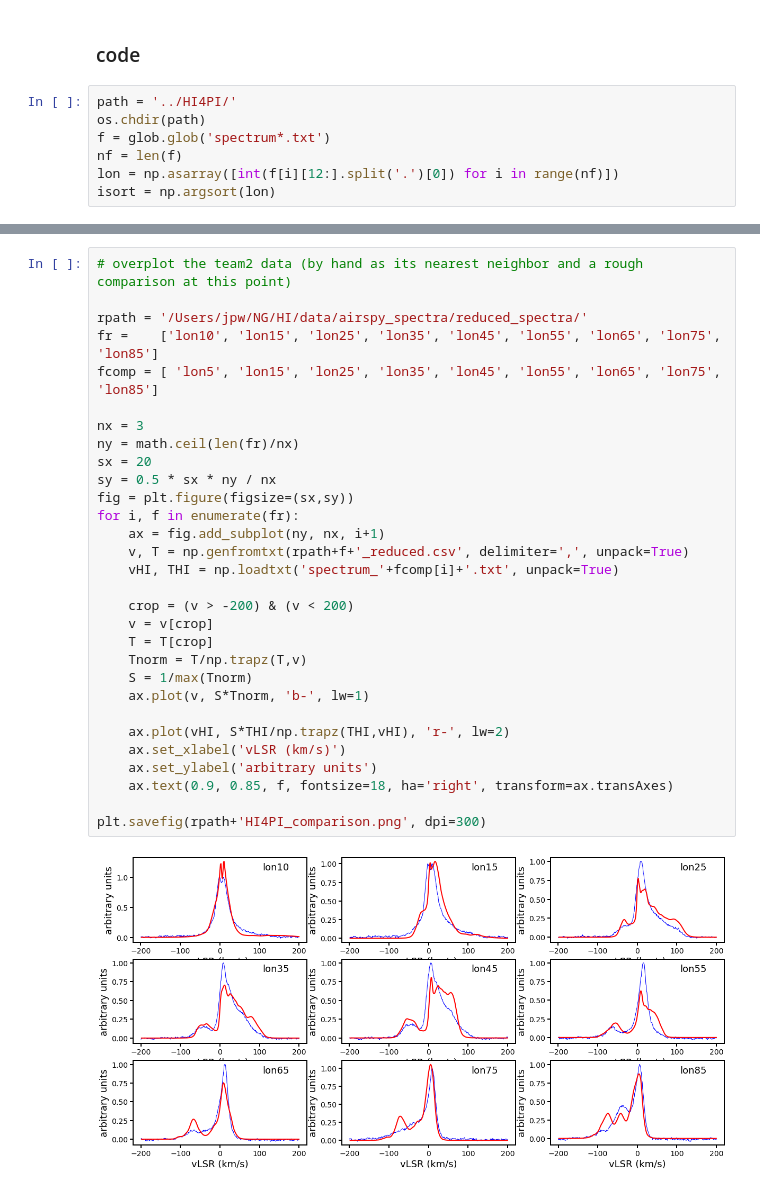
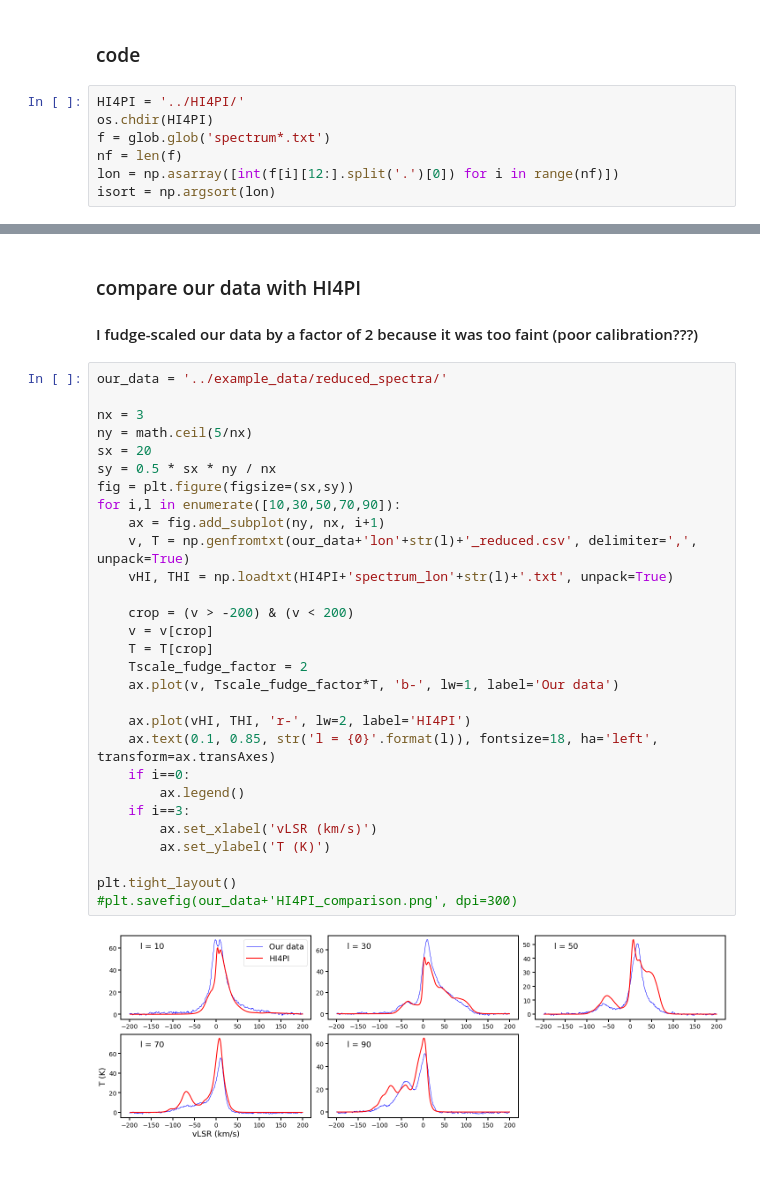
Before and after one commit to interstellarmedium/HI_telescope, a Jupyter notebook: notebooks/compare_HI4PI.ipynb, the cells around one changed output, grey strips where cells are left out. Drawn from its saved outputs; the diff is of its cells as text.

```diff
--- a/notebooks/compare_HI4PI.ipynb
+++ b/notebooks/compare_HI4PI.ipynb
@@ -12,8 +12,8 @@ import plot_params
 # %% [markdown]
 ### code
 # %%
-path = '../HI4PI/'
-os.chdir(path)
+HI4PI = '../HI4PI/'
+os.chdir(HI4PI)
 f = glob.glob('spectrum*.txt')
 nf = len(f)
 lon = np.asarray([int(f[i][12:].split('.')[0]) for i in range(nf)])
@@ -37,32 +37,34 @@ for i in range(nf):
+# %% [markdown]
+### compare our data with HI4PI
+#### I fudge-scaled our data by a factor of 2 because it was too faint (poor calibration???)
 # %%
-# overplot the team2 data (by hand as its nearest neighbor and a rough comparison at this point)
-
-rpath = '/Users/jpw/NG/HI/data/airspy_spectra/reduced_spectra/'
-fr =    ['lon10', 'lon15', 'lon25', 'lon35', 'lon45', 'lon55', 'lon65', 'lon75', 'lon85']
-fcomp = [ 'lon5', 'lon15', 'lon25', 'lon35', 'lon45', 'lon55', 'lon65', 'lon75', 'lon85']
+our_data = '../example_data/reduced_spectra/'
 
 nx = 3
-ny = math.ceil(len(fr)/nx)
+ny = math.ceil(5/nx)
 sx = 20
 sy = 0.5 * sx * ny / nx
 fig = plt.figure(figsize=(sx,sy))
-for i, f in enumerate(fr):
+for i,l in enumerate([10,30,50,70,90]):
     ax = fig.add_subplot(ny, nx, i+1)
-    v, T = np.genfromtxt(rpath+f+'_reduced.csv', delimiter=',', unpack=True)
-    vHI, THI = np.loadtxt('spectrum_'+fcomp[i]+'.txt', unpack=True)
+    v, T = np.genfromtxt(our_data+'lon'+str(l)+'_reduced.csv', delimiter=',', unpack=True)
+    vHI, THI = np.loadtxt(HI4PI+'spectrum_lon'+str(l)+'.txt', unpack=True)
 
     crop = (v > -200) & (v < 200)
     v = v[crop]
     T = T[crop]
-    Tnorm = T/np.trapz(T,v)
-    S = 1/max(Tnorm)
-    ax.plot(v, S*Tnorm, 'b-', lw=1)
+    Tscale_fudge_factor = 2
+    ax.plot(v, Tscale_fudge_factor*T, 'b-', lw=1, label='Our data')
 
-    ax.plot(vHI, S*THI/np.trapz(THI,vHI), 'r-', lw=2)
-    ax.set_xlabel('vLSR (km/s)')
-    ax.set_ylabel('arbitrary units')
-    ax.text(0.9, 0.85, f, fontsize=18, ha='right', transform=ax.transAxes)
+    ax.plot(vHI, THI, 'r-', lw=2, label='HI4PI')
+    ax.text(0.1, 0.85, str('l = {0}'.format(l)), fontsize=18, ha='left', transform=ax.transAxes)
+    if i==0:
+        ax.legend()
+    if i==3:
+        ax.set_xlabel('vLSR (km/s)')
+        ax.set_ylabel('T (K)')
 
-plt.savefig(rpath+'HI4PI_comparison.png', dpi=300)
+plt.tight_layout()
+#plt.savefig(our_data+'HI4PI_comparison.png', dpi=300)
 # %% [output]
-[figure, old version]
+[figure, new version]
```
Also changed, not shown: parts of 2 cells of this notebook, 6 other files.
